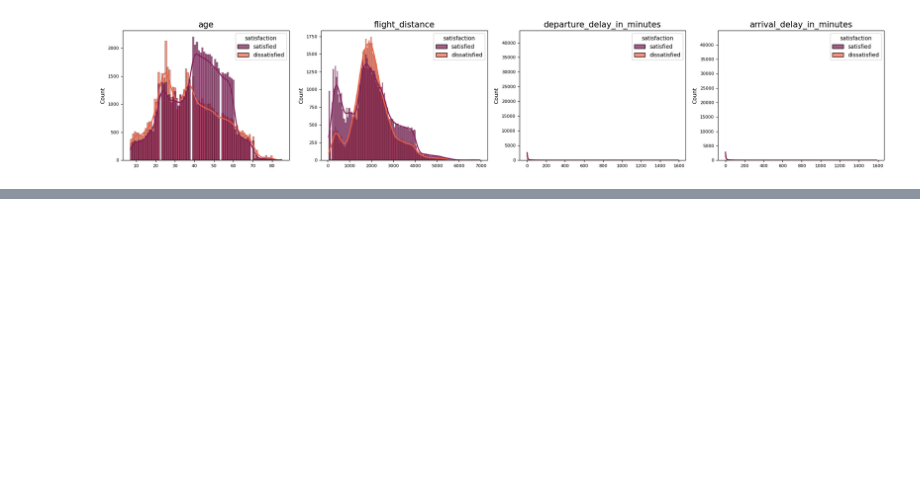
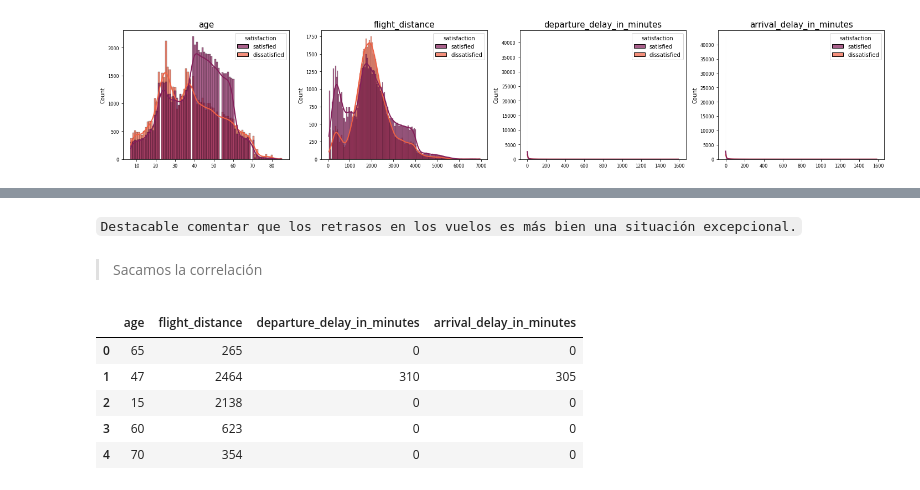
Before and after one commit to Adalab/promo-d-da-modulo3-sprint1-elisa-lidya, a Jupyter notebook: regresion-logistica/I-pair-regresion-logistica-EDA.ipynb, the cells around one changed output, grey strips where cells are left out. Saved outputs shown, nothing was run; the diff lists cells and outputs as text; code cells hidden in the pictures; blank space fills up the shorter version.

```diff
--- a/regresion-logistica/I-pair-regresion-logistica-EDA.ipynb
+++ b/regresion-logistica/I-pair-regresion-logistica-EDA.ipynb
@@ -308,0 +312,14 @@ fig.tight_layout();
+# %% [markdown]
+`Destacable comentar que los retrasos en los vuelos es más bien una situación excepcional.`
+# %% [markdown]
+> Sacamos la correlación
+# %%
+numericas = df.select_dtypes(include = np.number)
+numericas.head()
+# %% [output]
+|  | age | flight_distance | departure_delay_in_minutes | arrival_delay_in_minutes |
+| 0 | 65 | 265 | 0 | 0 |
+| 1 | 47 | 2464 | 310 | 305 |
+| 2 | 15 | 2138 | 0 | 0 |
+| 3 | 60 | 623 | 0 | 0 |
+| 4 | 70 | 354 | 0 | 0 |
```
Also changed, not shown: parts of 14 cells of this notebook, 2 other files.
